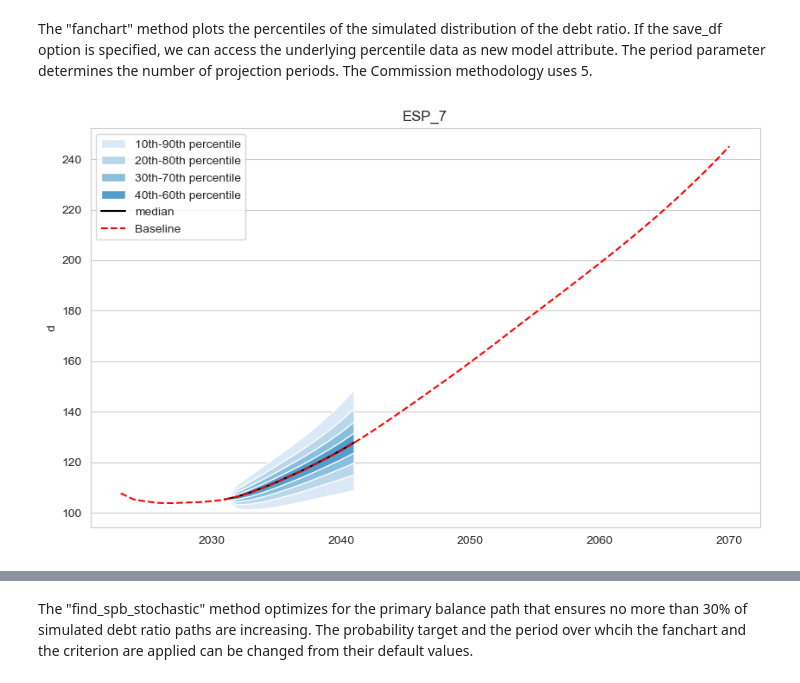
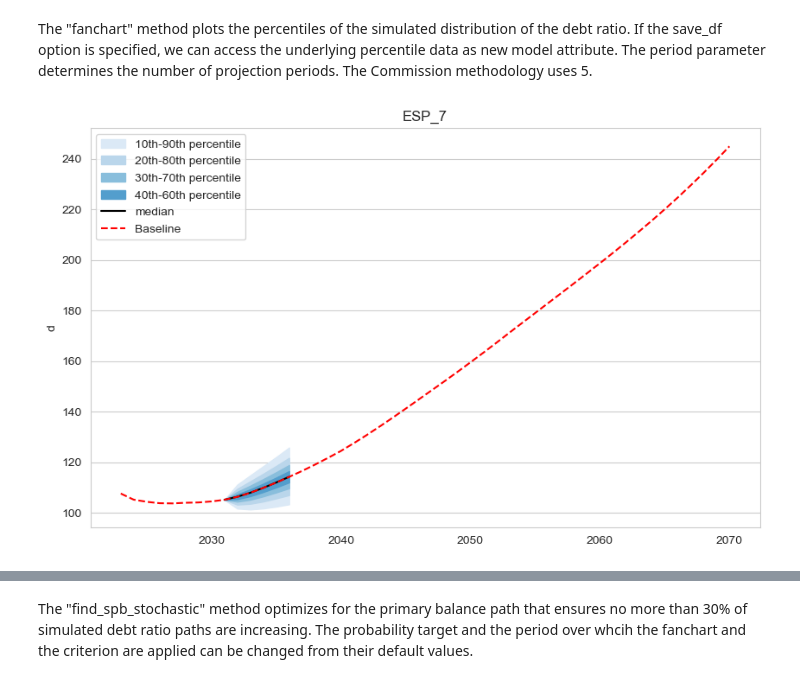
Before and after one commit to lennardwelslau/eu-debt-sustainability-analysis, a Jupyter notebook: latest_version/code/tutorial.ipynb, the cells around one changed output, grey strips where cells are left out. Saved outputs shown, nothing was run; the diff lists cells and outputs as text; code cells hidden in the pictures.

```diff
--- a/latest_version/code/tutorial.ipynb
+++ b/latest_version/code/tutorial.ipynb
@@ -203,9 +203,9 @@ esp_sdsa7.simulate(N=100000)
 # %% [markdown]
 The "fanchart" method plots the percentiles of the simulated distribution of the debt ratio. If the save_df option is specified, we can access the underlying percentile data as new model attribute. The period parameter determines the number of projection periods. The Commission methodology uses 5.
 # %%
-esp_sdsa7.fanchart(variable='d', periods=10)
+esp_sdsa7.fanchart()
 # %% [output]
-[figure, old version]
+[figure, new version]
 # %%
 esp_sdsa7.df_fanchart.dropna()
 # %% [output]
```
Also changed, not shown: parts of 18 cells of this notebook, 35 other files.
